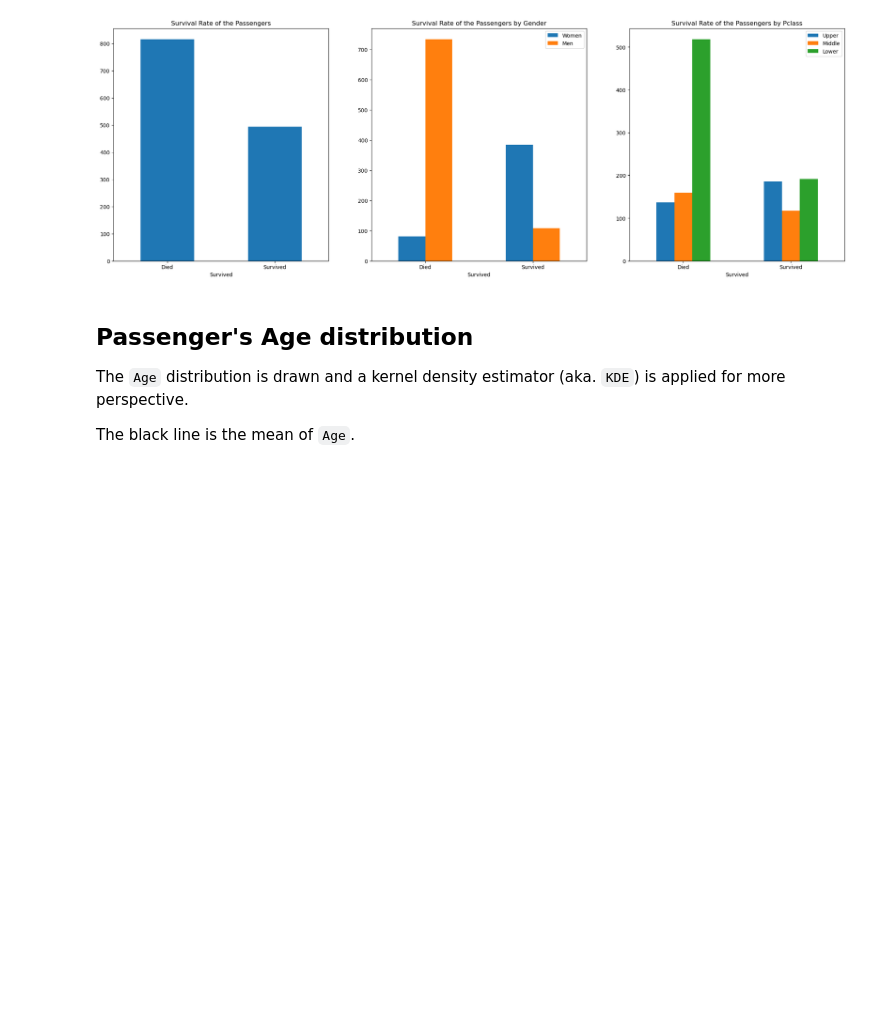
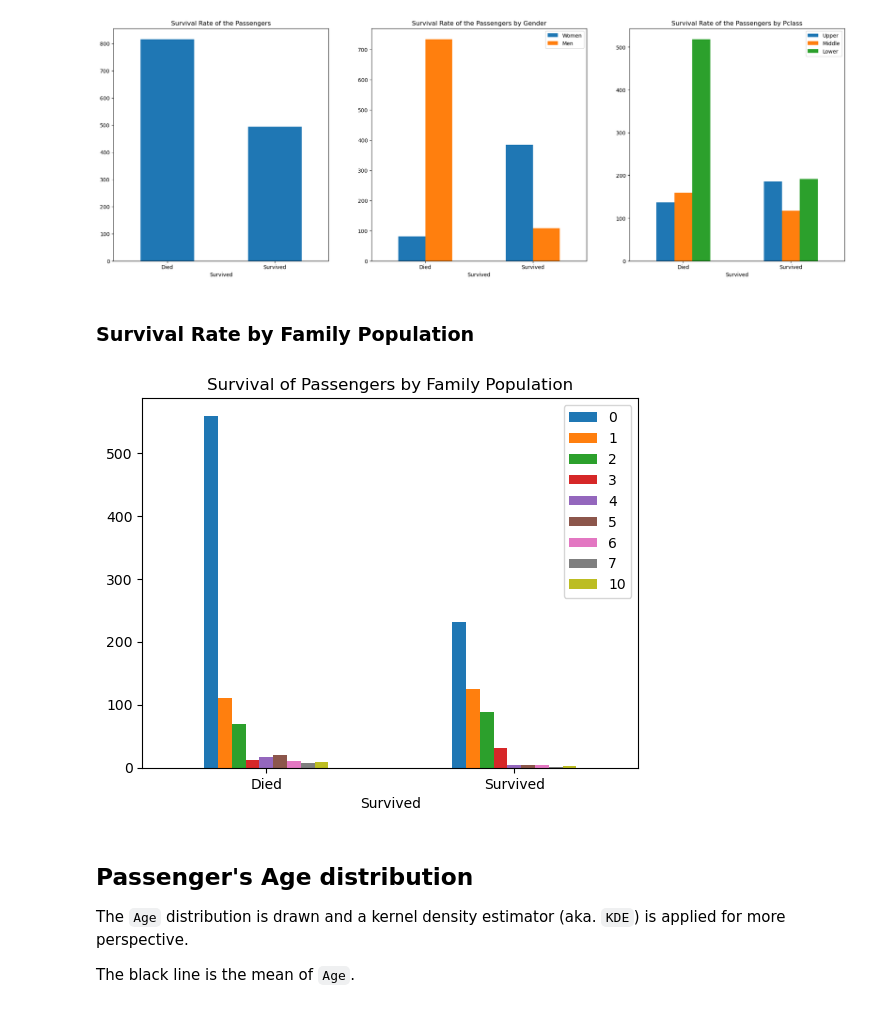
Before and after one commit to AmirAAZ818/ML-Assignments-2024, a Jupyter notebook: Analyzing Titanic Survival Rates/Analyzing Titanic Survival Rates.ipynb, the cells around one changed output. Cells and saved outputs as stored; diff of their text form; code cells hidden in the pictures; blank space fills up the shorter version.

```diff
--- a/Analyzing Titanic Survival Rates/Analyzing Titanic Survival Rates.ipynb
+++ b/Analyzing Titanic Survival Rates/Analyzing Titanic Survival Rates.ipynb
@@ -326,6 +326,33 @@ pd.DataFrame(
 plt.show()
 # %% [output]
 [figure]
+# %% [markdown]
+### Survival Rate by Family Population
+# %%
+# Adding a column that represents the family pop aboard for each passenger
+new_df = df.copy(deep=True)
+new_df.insert(2, "Family_pop", df['SibSp'] + df['Parch'], True)
+new_df.drop(columns=['Parch', 'SibSp'], axis=1, inplace=True)
+
+pd.DataFrame(
+            {0: new_df.groupby(['Family_pop','Survived'])['Survived'].count()[0],
+            1: new_df.groupby(['Family_pop','Survived'])['Survived'].count()[1],
+            2: new_df.groupby(['Family_pop','Survived'])['Survived'].count()[2],
+            3: new_df.groupby(['Family_pop','Survived'])['Survived'].count()[3],
+            4: new_df.groupby(['Family_pop','Survived'])['Survived'].count()[4],
+            5: new_df.groupby(['Family_pop','Survived'])['Survived'].count()[5],
+            6: new_df.groupby(['Family_pop','Survived'])['Survived'].count()[6],
+            7: new_df.groupby(['Family_pop','Survived'])['Survived'].count()[7],
+            10: new_df.groupby(['Family_pop','Survived'])['Survived'].count()[10]}
+                    ).plot(
+                                kind='bar',
+                                title='Survival of Passengers by Family Population',
+                                rot=False
+                           )
+
+plt.show()
+# %% [output]
+[figure, added]
 # %% [markdown]
 ## Passenger's Age distribution
 The `Age` distribution is drawn and a kernel density estimator (aka. `KDE`) is applied for more perspective.
```
Also changed, not shown: parts of 13 cells of this notebook, 7 other files.
